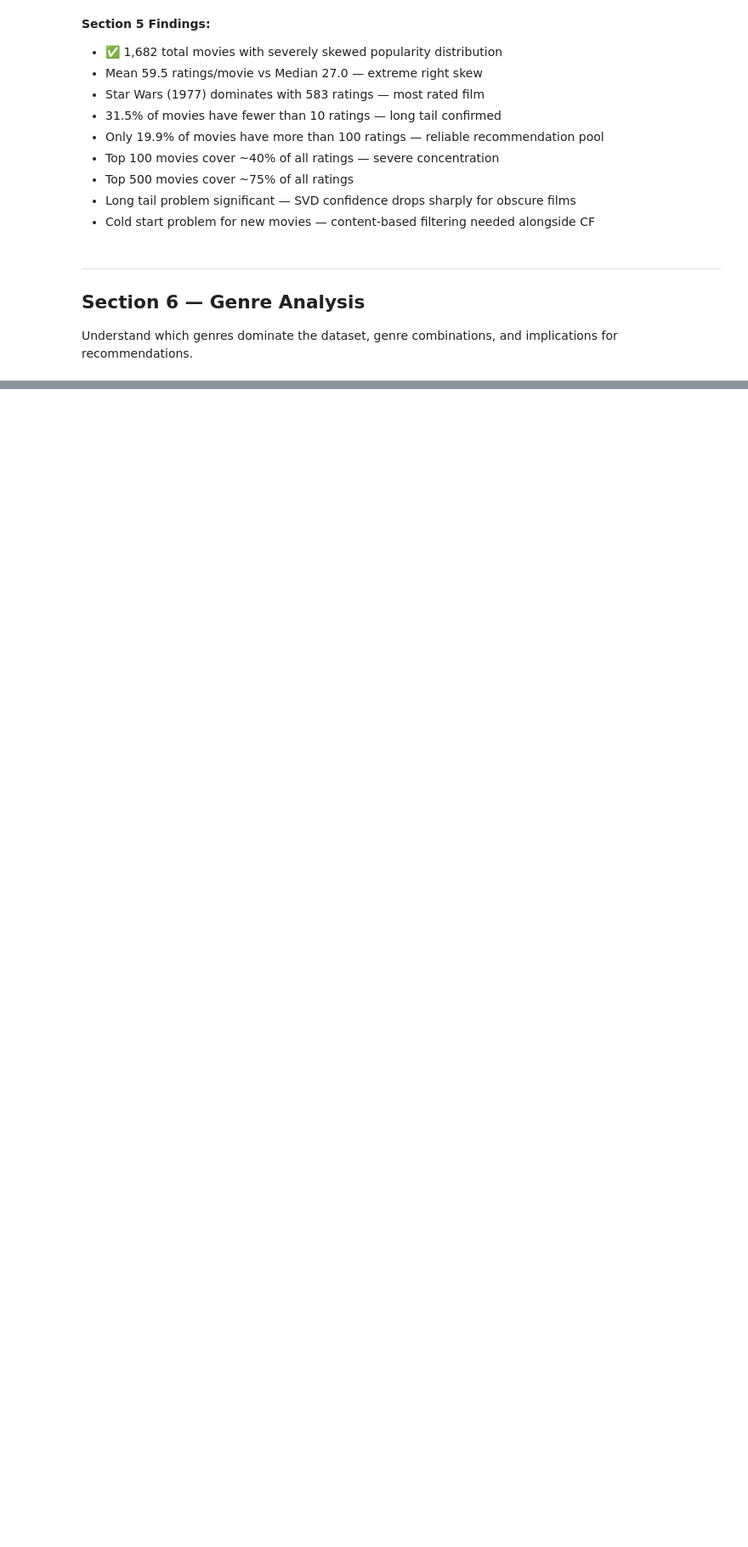
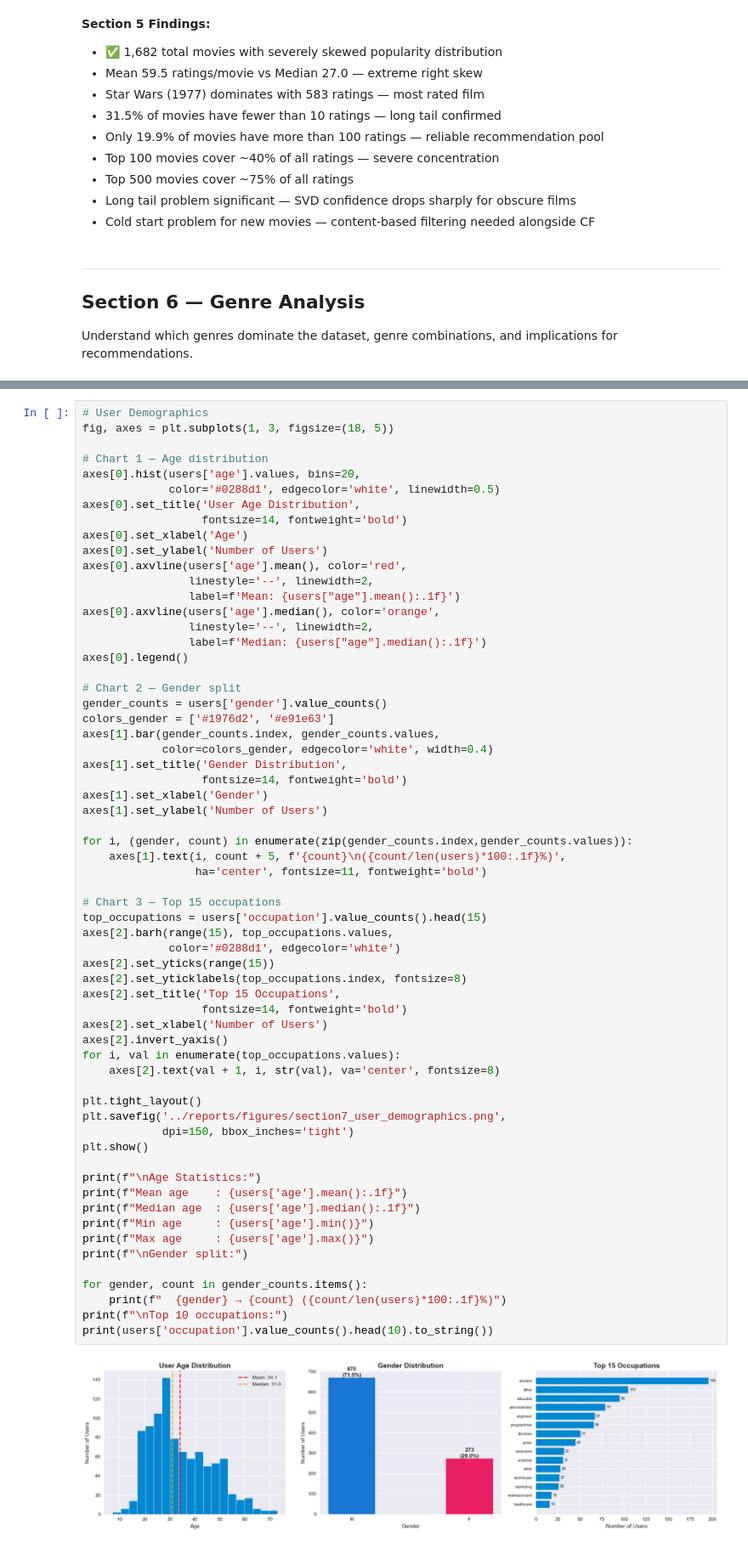
Before and after one commit to M20Jay/recommendation-system, a Jupyter notebook: notebooks/01_EDA.ipynb, the cells around one changed output, grey strips where cells are left out. Shown at 85% size. Drawn from its saved outputs; the diff is of its cells as text; blank space fills up the shorter version.

```diff
--- a/notebooks/01_EDA.ipynb
+++ b/notebooks/01_EDA.ipynb
@@ -423,0 +527,64 @@ genre_cols = ['unknown', 'Action', 'Adventure', 'Animation',
+# %%
+# User Demographics
+fig, axes = plt.subplots(1, 3, figsize=(18, 5))
+
+# Chart 1 — Age distribution
+axes[0].hist(users['age'].values, bins=20,
+             color='#0288d1', edgecolor='white', linewidth=0.5)
+axes[0].set_title('User Age Distribution',
+                  fontsize=14, fontweight='bold')
+axes[0].set_xlabel('Age')
+axes[0].set_ylabel('Number of Users')
+axes[0].axvline(users['age'].mean(), color='red',
+                linestyle='--', linewidth=2,
+                label=f'Mean: {users["age"].mean():.1f}')
+axes[0].axvline(users['age'].median(), color='orange',
+                linestyle='--', linewidth=2,
+                label=f'Median: {users["age"].median():.1f}')
+axes[0].legend()
+
+# Chart 2 — Gender split
+gender_counts = users['gender'].value_counts()
+colors_gender = ['#1976d2', '#e91e63']
+axes[1].bar(gender_counts.index, gender_counts.values,
+            color=colors_gender, edgecolor='white', width=0.4)
+axes[1].set_title('Gender Distribution',
+                  fontsize=14, fontweight='bold')
+axes[1].set_xlabel('Gender')
+axes[1].set_ylabel('Number of Users')
+
+for i, (gender, count) in enumerate(zip(gender_counts.index,gender_counts.values)):
+    axes[1].text(i, count + 5, f'{count}\n({count/len(users)*100:.1f}%)',
+                 ha='center', fontsize=11, fontweight='bold')
+
+# Chart 3 — Top 15 occupations
+top_occupations = users['occupation'].value_counts().head(15)
+axes[2].barh(range(15), top_occupations.values,
+             color='#0288d1', edgecolor='white')
+axes[2].set_yticks(range(15))
+axes[2].set_yticklabels(top_occupations.index, fontsize=8)
+axes[2].set_title('Top 15 Occupations',
+                  fontsize=14, fontweight='bold')
+axes[2].set_xlabel('Number of Users')
+axes[2].invert_yaxis()
+for i, val in enumerate(top_occupations.values):
+    axes[2].text(val + 1, i, str(val), va='center', fontsize=8)
+
+plt.tight_layout()
+plt.savefig('../reports/figures/section7_user_demographics.png',
+            dpi=150, bbox_inches='tight')
+plt.show()
+
+print(f"\nAge Statistics:")
+print(f"Mean age    : {users['age'].mean():.1f}")
+print(f"Median age  : {users['age'].median():.1f}")
+print(f"Min age     : {users['age'].min()}")
+print(f"Max age     : {users['age'].max()}")
+print(f"\nGender split:")
+
+for gender, count in gender_counts.items():
+    print(f"  {gender} → {count} ({count/len(users)*100:.1f}%)")
+print(f"\nTop 10 occupations:")
+print(users['occupation'].value_counts().head(10).to_string())
+# %% [output]
+[figure, added]
```
Also changed, not shown: parts of 7 cells of this notebook, 2 other files.
